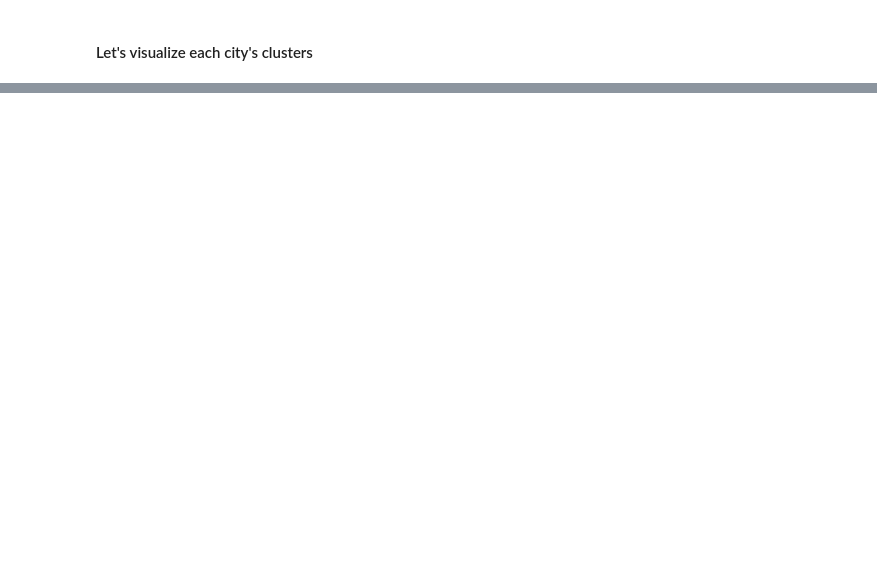
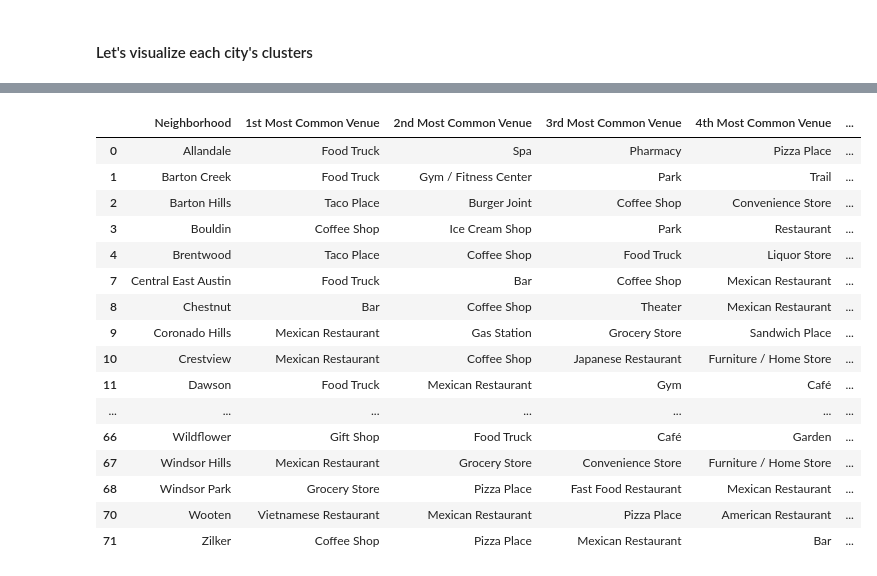
Before and after one commit to klfontus/Two_Capital_Cities, a Jupyter notebook: Data_Science_Capstone_Project.ipynb, the cells around one changed output, grey strips where cells are left out. Saved outputs shown, nothing was run; the diff lists cells and outputs as text; code cells hidden in the pictures; blank space fills up the shorter version.

```diff
--- a/Data_Science_Capstone_Project.ipynb
+++ b/Data_Science_Capstone_Project.ipynb
@@ -676,7 +665,3 @@ au_clusters_venues.head()
 | 2 | Barton Hills | 30.2516 | -97.7841 | 2.0 | Taco Place | Burger Joint | ... |
 | 3 | Bouldin | 30.2557 | -97.7555 | 2.0 | Coffee Shop | Ice Cream Shop | ... |
 | 4 | Brentwood | 30.3313 | -97.7365 | 2.0 | Taco Place | Coffee Shop | ... |
-# %%
-for i in range(au_clusters_venues.shape[0]):
-  if au_clusters_venues.iloc[i]["Neighborhood"] not in au_neigh["Neighborhood"]:
-    print(au_clusters_venues.iloc[i]["Neighborhood"])
@@ -726,0 +668,11 @@ Name: Cluster Labels, dtype: float64
+# %%
+#cluster labels are not ints because there is a neighborhood with no venue data so we will drop it
+import math
+nan_cols = []
+for i in range(au_clusters_venues.shape[0]):
+  if (math.isnan(au_clusters_venues.iloc[i]["Cluster Labels"])):
+    nan_cols.insert(len(nan_cols), i)
+
+au_clusters_venues.drop(nan_cols, axis=0, inplace=True)
+au_clusters_venues["Cluster Labels"] = au_clusters_venues["Cluster Labels"].astype(int)
+au_clusters_venues.head()
@@ -784,0 +882,20 @@ TypeError: ignored
+# %%
+au_clusters_venues.loc[au_clusters_venues['Cluster Labels'] == 2, au_clusters_venues.columns[[0] + list(range(4, au_clusters_venues.shape[1]))]]
+# %% [output]
+|  | Neighborhood | 1st Most Common Venue | 2nd Most Common Venue | 3rd Most Common Venue | 4th Most Common Venue | ... |
+| 0 | Allandale | Food Truck | Spa | Pharmacy | Pizza Place | ... |
+| 1 | Barton Creek | Food Truck | Gym / Fitness Center | Park | Trail | ... |
+| 2 | Barton Hills | Taco Place | Burger Joint | Coffee Shop | Convenience Store | ... |
+| 3 | Bouldin | Coffee Shop | Ice Cream Shop | Park | Restaurant | ... |
+| 4 | Brentwood | Taco Place | Coffee Shop | Food Truck | Liquor Store | ... |
+| 7 | Central East Austin | Food Truck | Bar | Coffee Shop | Mexican Restaurant | ... |
+| 8 | Chestnut | Bar | Coffee Shop | Theater | Mexican Restaurant | ... |
+| 9 | Coronado Hills | Mexican Restaurant | Gas Station | Grocery Store | Sandwich Place | ... |
+| 10 | Crestview | Mexican Restaurant | Coffee Shop | Japanese Restaurant | Furniture / Home Store | ... |
+| 11 | Dawson | Food Truck | Mexican Restaurant | Gym | Café | ... |
+| ... | ... | ... | ... | ... | ... | ... |
+| 66 | Wildflower | Gift Shop | Food Truck | Café | Garden | ... |
+| 67 | Windsor Hills | Mexican Restaurant | Grocery Store | Convenience Store | Furniture / Home Store | ... |
+| 68 | Windsor Park | Grocery Store | Pizza Place | Fast Food Restaurant | Mexican Restaurant | ... |
+| 70 | Wooten | Vietnamese Restaurant | Mexican Restaurant | Pizza Place | American Restaurant | ... |
+| 71 | Zilker | Coffee Shop | Pizza Place | Mexican Restaurant | Bar | ... |
```
Also changed, not shown: parts of 36 cells of this notebook.
